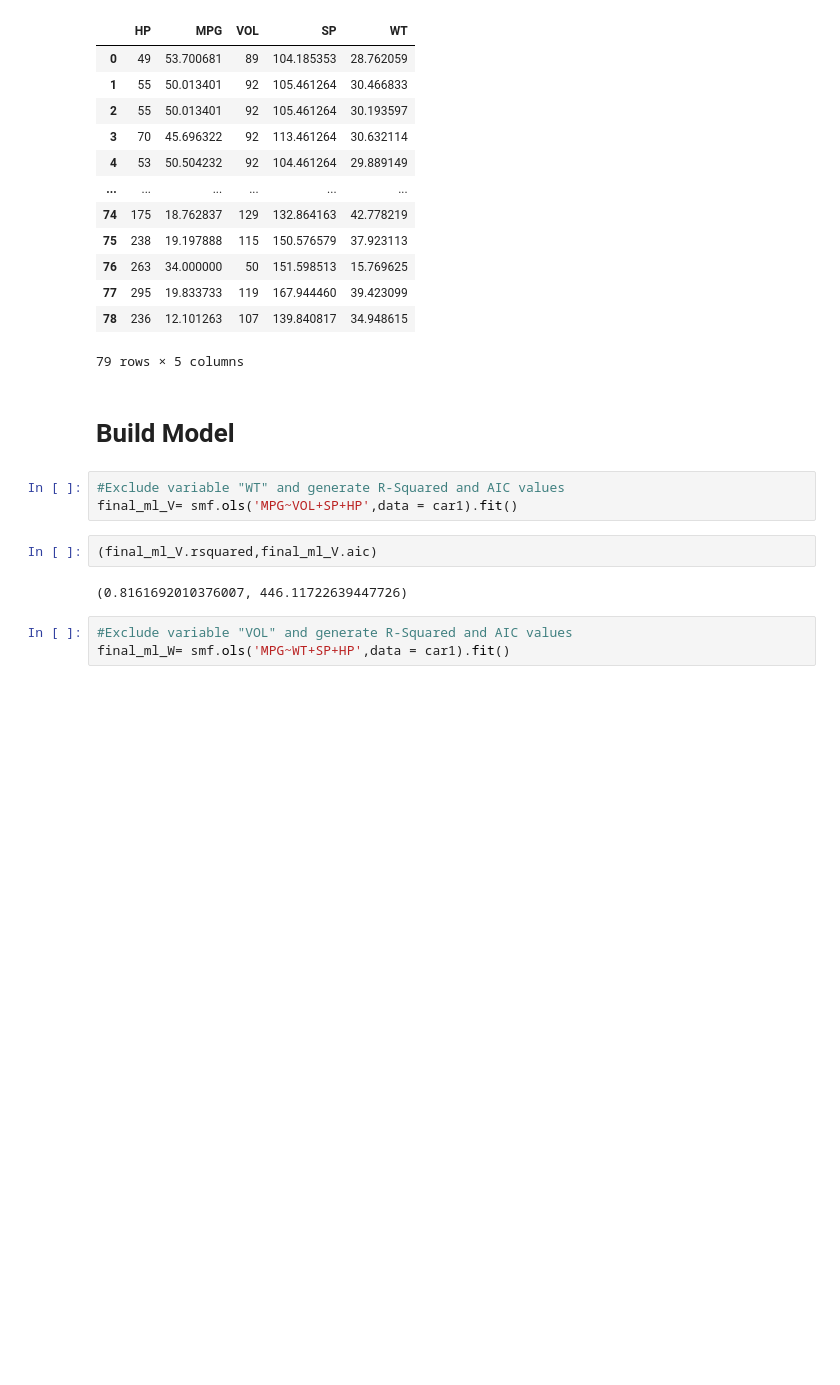
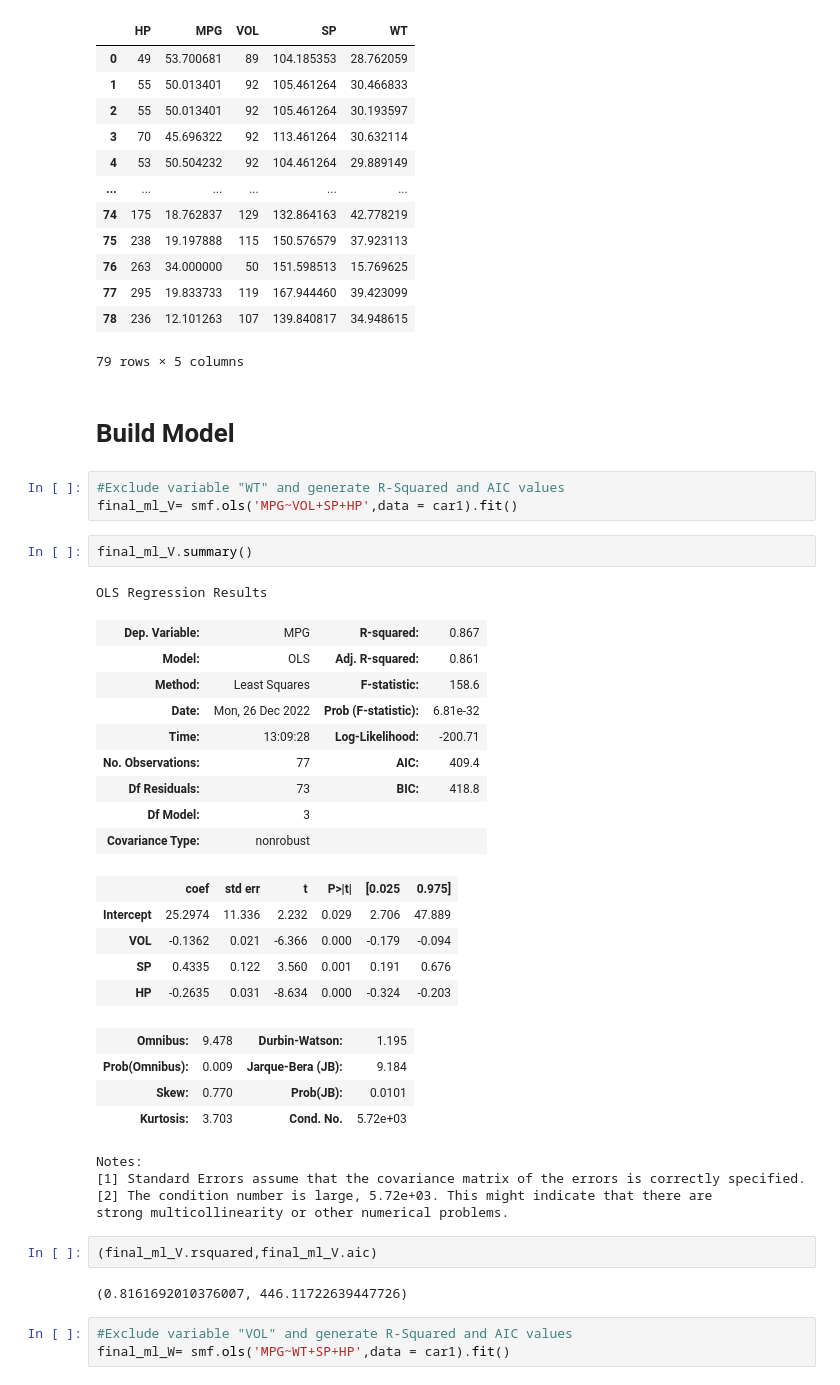
Before and after one commit to rajeshkumarsethi/DataScience_Python_Practices, a Jupyter notebook: 9.Multi_Linear_Regression/Multi Linear Regression.ipynb, the cells around one changed output. Saved outputs shown, nothing was run; the diff lists cells and outputs as text; blank space fills up the shorter version.

```diff
--- a/9.Multi_Linear_Regression/Multi Linear Regression.ipynb
+++ b/9.Multi_Linear_Regression/Multi Linear Regression.ipynb
@@ -330,6 +380,32 @@ car1
 # %%
 #Exclude variable "WT" and generate R-Squared and AIC values
 final_ml_V= smf.ols('MPG~VOL+SP+HP',data = car1).fit()
+# %%
+final_ml_V.summary()
+# %% [output]
+OLS Regression Results
+| Dep. Variable: | MPG | R-squared: | 0.867 |
+| Model: | OLS | Adj. R-squared: | 0.861 |
+| Method: | Least Squares | F-statistic: | 158.6 |
+| Date: | Mon, 26 Dec 2022 | Prob (F-statistic): | 6.81e-32 |
+| Time: | 13:09:28 | Log-Likelihood: | -200.71 |
+| No. Observations: | 77 | AIC: | 409.4 |
+| Df Residuals: | 73 | BIC: | 418.8 |
+| Df Model: | 3 |  |  |
+| Covariance Type: | nonrobust |  |  |
+|  | coef | std err | t | P>|t| | [0.025 | 0.975] |
+| Intercept | 25.2974 | 11.336 | 2.232 | 0.029 | 2.706 | 47.889 |
+| VOL | -0.1362 | 0.021 | -6.366 | 0.000 | -0.179 | -0.094 |
+| SP | 0.4335 | 0.122 | 3.560 | 0.001 | 0.191 | 0.676 |
+| HP | -0.2635 | 0.031 | -8.634 | 0.000 | -0.324 | -0.203 |
+| Omnibus: | 9.478 | Durbin-Watson: | 1.195 |
+| Prob(Omnibus): | 0.009 | Jarque-Bera (JB): | 9.184 |
+| Skew: | 0.770 | Prob(JB): | 0.0101 |
+| Kurtosis: | 3.703 | Cond. No. | 5.72e+03 |
+Notes:
+[1] Standard Errors assume that the covariance matrix of the errors is correctly specified.
+[2] The condition number is large, 5.72e+03. This might indicate that there are
+strong multicollinearity or other numerical problems.
 # %%
 (final_ml_V.rsquared,final_ml_V.aic)
 # %% [output]
```
Also changed, not shown: parts of 9 cells of this notebook.
